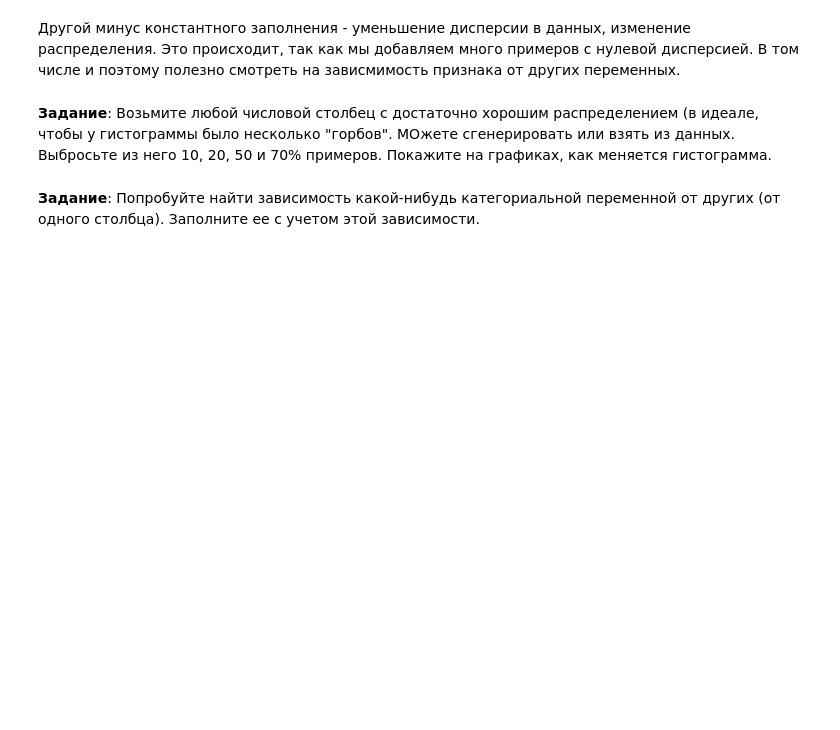
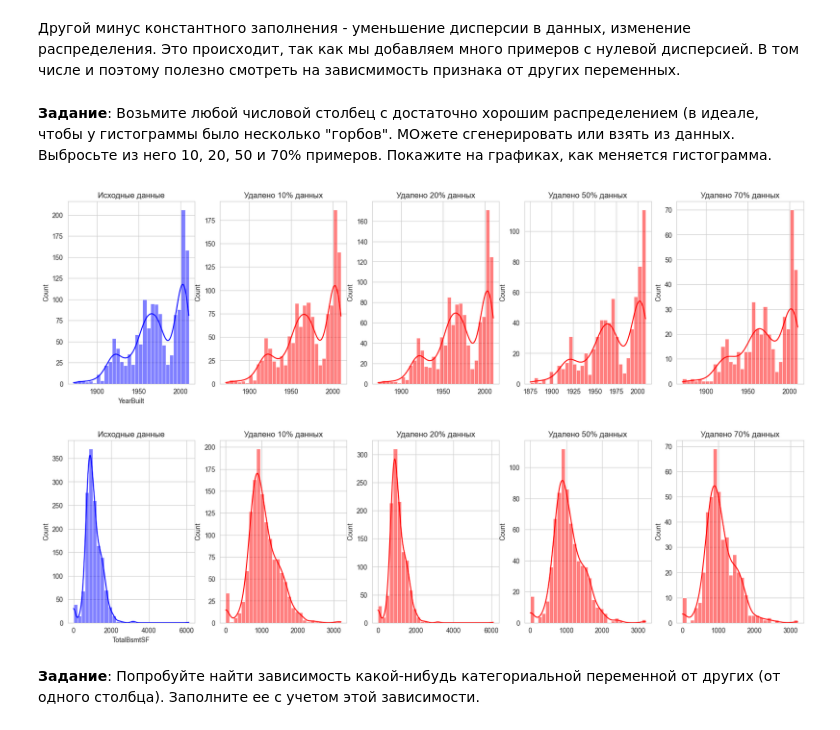
Before and after one commit to sweeteri/spbu-ai-fundamentals, a Jupyter notebook: practicum_2/practicum_2.ipynb, the cells around one changed output. Cells and saved outputs as stored; diff of their text form; code cells hidden in the pictures; blank space fills up the shorter version.

```diff
--- a/practicum_2/practicum_2.ipynb
+++ b/practicum_2/practicum_2.ipynb
@@ -393,5 +499,24 @@ train_df[cols] = train_df.transform(lambda x: x.fillna(x.dropna().mode()[0]))
 Другой минус константного заполнения - уменьшение дисперсии в данных, изменение распределения. Это происходит, так как мы добавляем много примеров с нулевой дисперсией. В том числе и поэтому полезно смотреть на зависмимость признака от других переменных.
 # %% [markdown]
 **Задание**: Возьмите любой числовой столбец с достаточно хорошим распределением (в идеале, чтобы у гистограммы было несколько "горбов". МОжете сгенерировать или взять из данных. Выбросьте из него 10, 20, 50 и 70% примеров. Покажите на графиках, как меняется гистограмма.
+# %%
+def plot_histograms(data, removal_rates=[10, 20, 50, 70]):
+    fig, axes = plt.subplots(1, len(removal_rates) + 1, figsize=(20, 5))
+
+    sns.histplot(data, bins=30, kde=True, ax=axes[0], color='blue')
+    axes[0].set_title("Исходные данные")
+
+    for i, rate in enumerate(removal_rates):
+        reduced_data = np.random.choice(data, size=int(len(data) * (1 - rate / 100)), replace=False)
+        sns.histplot(reduced_data, bins=30, kde=True, ax=axes[i + 1], color='red')
+        axes[i + 1].set_title(f"Удалено {rate}% данных")
+
+    plt.show()
+
+plot_histograms(train_df["YearBuilt"])
+plot_histograms(train_df["TotalBsmtSF"])
+# %% [output]
+[figure, added]
+[figure, added]
 # %% [markdown]
 **Задание**: Попробуйте найти зависимость какой-нибудь категориальной переменной от других (от одного столбца). Заполните ее с учетом этой зависимости.
```
Also changed, not shown: parts of 35 cells of this notebook.
